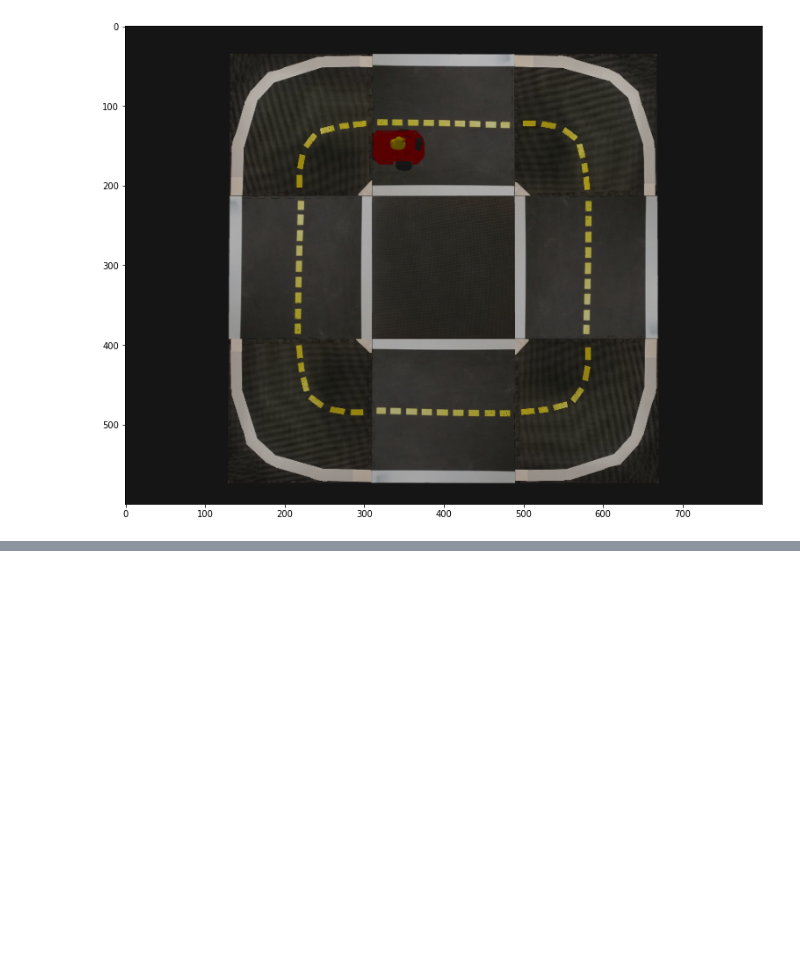
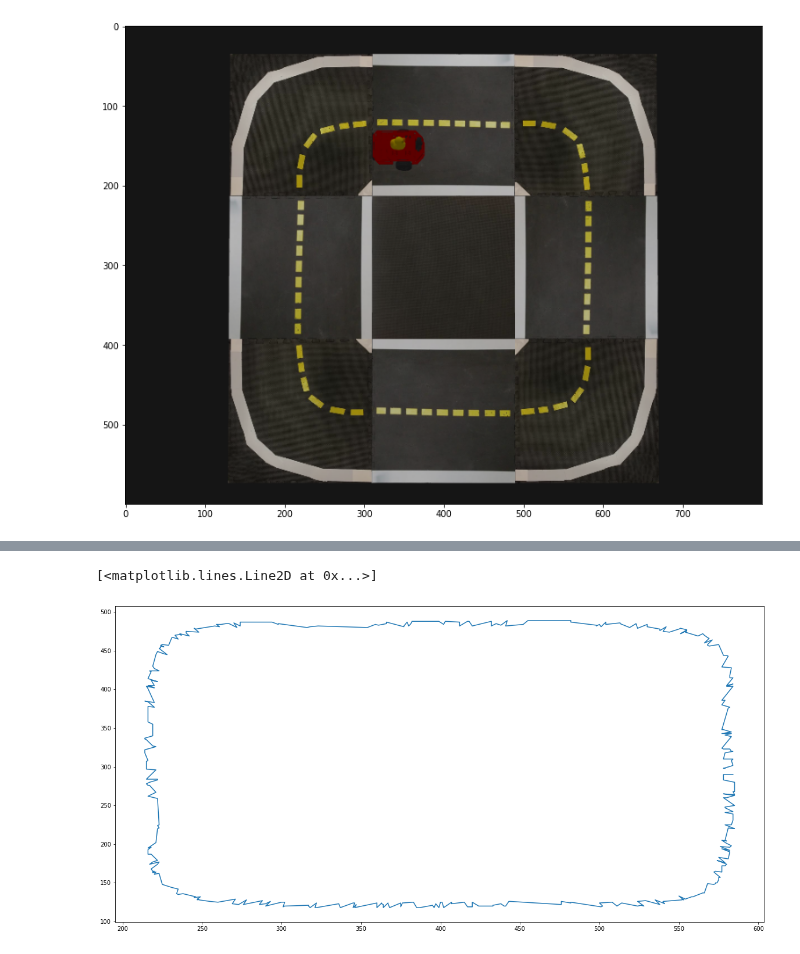
Before and after one commit to giuliovv/duckrace, a Jupyter notebook: trajectory_extraction.ipynb, the cells around one changed output, grey strips where cells are left out. Drawn from its saved outputs; the diff is of its cells as text; code cells hidden in the pictures; blank space fills up the shorter version.

```diff
--- a/trajectory_extraction.ipynb
+++ b/trajectory_extraction.ipynb
@@ -80,3 +104,9 @@ plt.imshow(mask, zorder=0, cmap='gray')
+# %%
+x_sorted, y_sorted = sort_xy(x, y)
+plt.plot(x_sorted, y_sorted)
+# %% [output]
+[<matplotlib.lines.Line2D at 0x...>]
+[figure, added]
 # %%
 from scipy.interpolate import interp1d
 # %%
```
Also changed, not shown: parts of 11 cells of this notebook.
